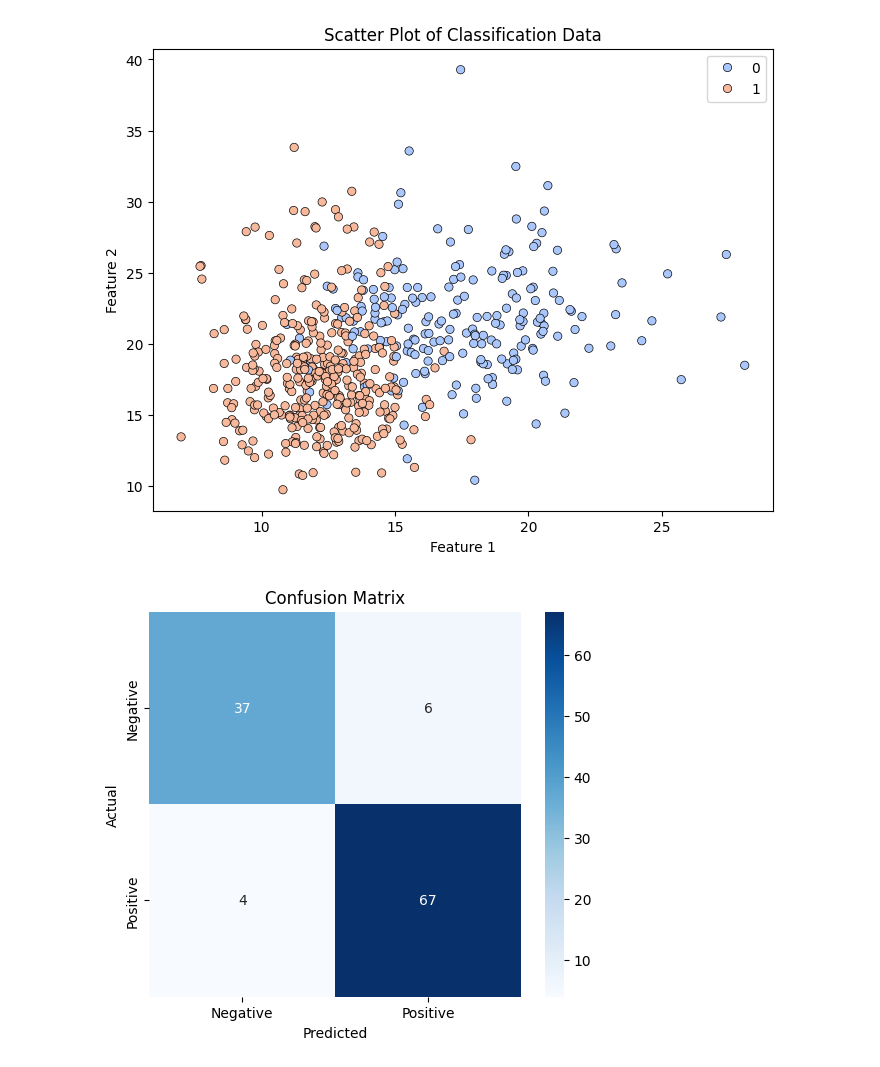
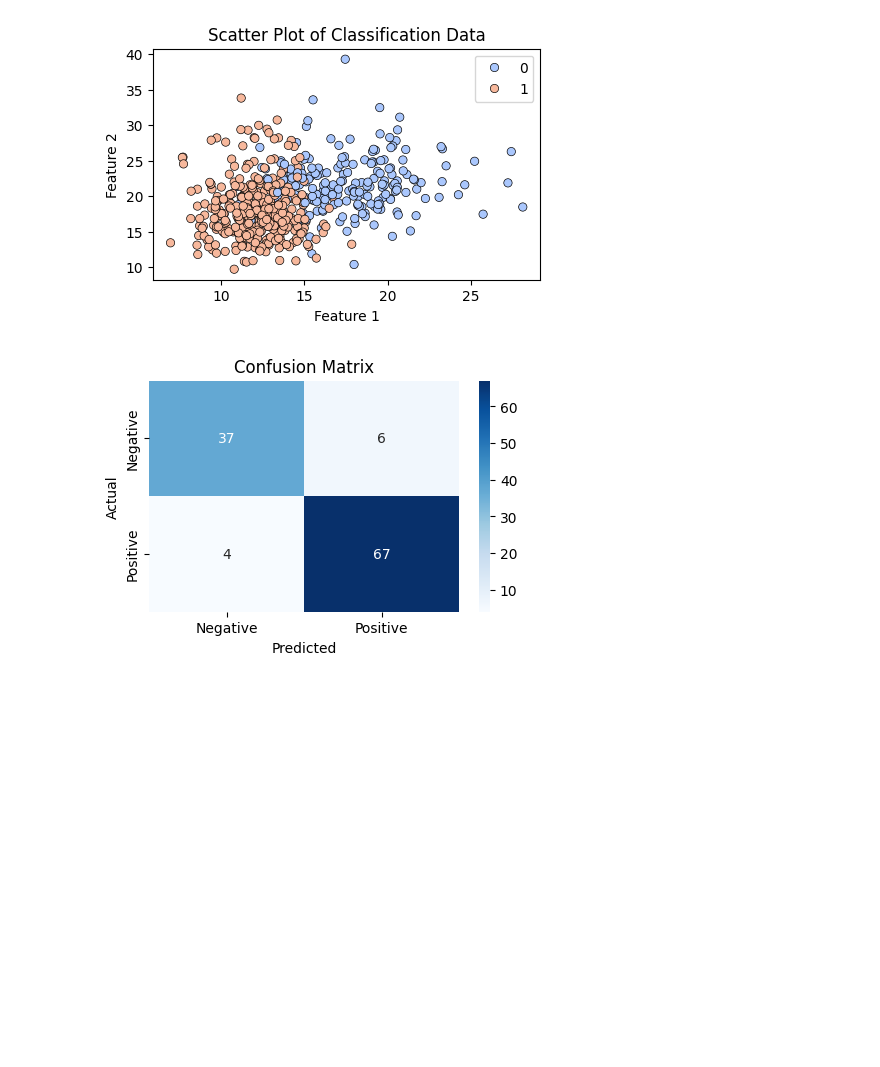
Before and after one commit to Ehtisham1053/Classification-ML-algorithms, a Jupyter notebook: Classification_matrix.ipynb, the cells around one changed output. Drawn from its saved outputs; the diff is of its cells as text; code cells hidden in the pictures; blank space fills up the shorter version.

```diff
--- a/Classification_matrix.ipynb
+++ b/Classification_matrix.ipynb
@@ -20,7 +20,7 @@ X = X[:, :2]
 X_train, X_test, y_train, y_test = train_test_split(X, y, test_size=0.2, random_state=42)
 
 
-plt.figure(figsize=(8,6))
+plt.figure(figsize=(5,3))
 sns.scatterplot(x=X[:, 0], y=X[:, 1], hue=y, palette='coolwarm', edgecolor='k')
 plt.xlabel("Feature 1")
 plt.ylabel("Feature 2")
@@ -43,39 +43,38 @@ precision = TP / (TP + FP) if (TP + FP) > 0 else 0
 recall = TP / (TP + FN) if (TP + FN) > 0 else 0
 f1_score = 2 * (precision * recall) / (precision + recall) if (precision + recall) > 0 else 0
 
-plt.figure(figsize=(6,5))
+plt.figure(figsize=(5,3))
 sns.heatmap(cm, annot=True, fmt='d', cmap='Blues', xticklabels=['Negative', 'Positive'], yticklabels=['Negative', 'Positive'])
 plt.xlabel("Predicted")
 plt.ylabel("Actual")
 plt.title("Confusion Matrix")
 plt.show()
 
-# Step 9: Plot Decision Boundary
 x_min, x_max = X[:, 0].min() - 1, X[:, 0].max() + 1
 y_min, y_max = X[:, 1].min() - 1, X[:, 1].max() + 1
 xx, yy = np.meshgrid(np.linspace(x_min, x_max, 100), np.linspace(y_min, y_max, 100))
 Z = model.predict(np.c_[xx.ravel(), yy.ravel()])
 Z = Z.reshape(xx.shape)
 
-plt.figure(figsize=(8,6))
+plt.figure(figsize=(5,3))
 plt.contourf(xx, yy, Z, alpha=0.3, cmap='coolwarm')
 sns.scatterplot(x=X[:, 0], y=X[:, 1], hue=y, palette='coolwarm', edgecolor='k')
 plt.xlabel("Feature 1")
 plt.ylabel("Feature 2")
 plt.title("Decision Boundary of Logistic Regression")
 plt.show()
 
-# Step 10: Display Results
+
 metrics = {
     "Confusion Matrix": cm,
     "Accuracy": accuracy,
     "Precision": precision,
     "Recall": recall,
     "F1 Score": f1_score
 }
 
 for key, value in metrics.items():
     print(f"{key}:\n{value}\n")
 # %% [output]
-[figure, old version]
+[figure, new version]
-[figure, old version]
+[figure, new version]
```
Also changed, not shown: parts of 1 cell of this notebook.
